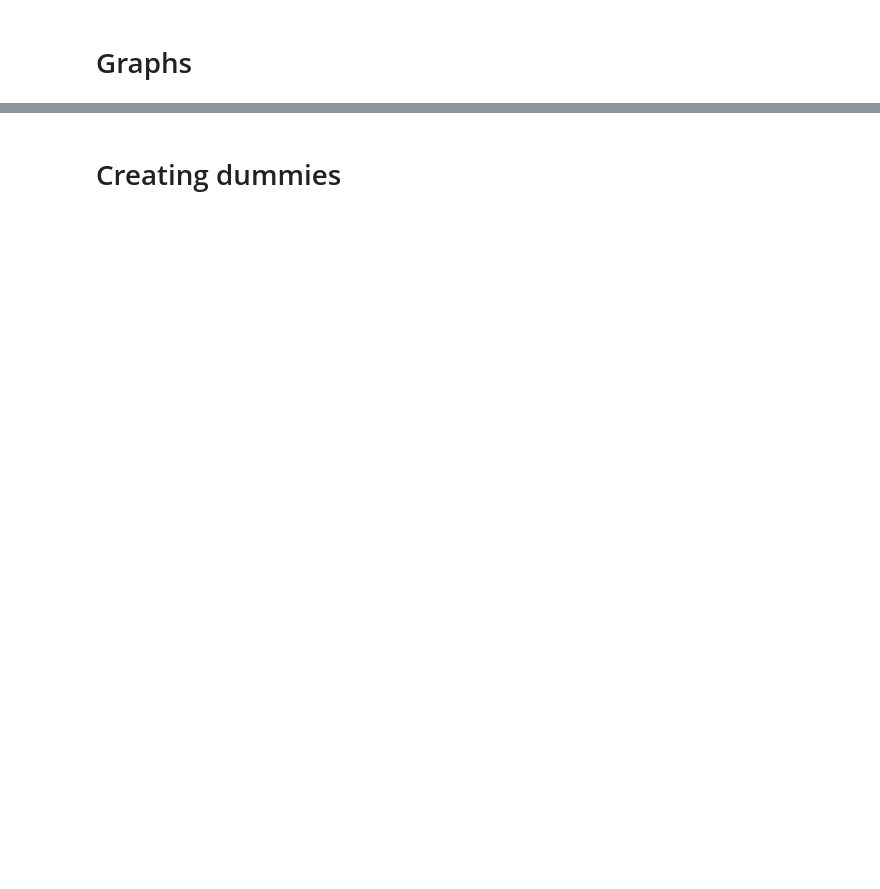
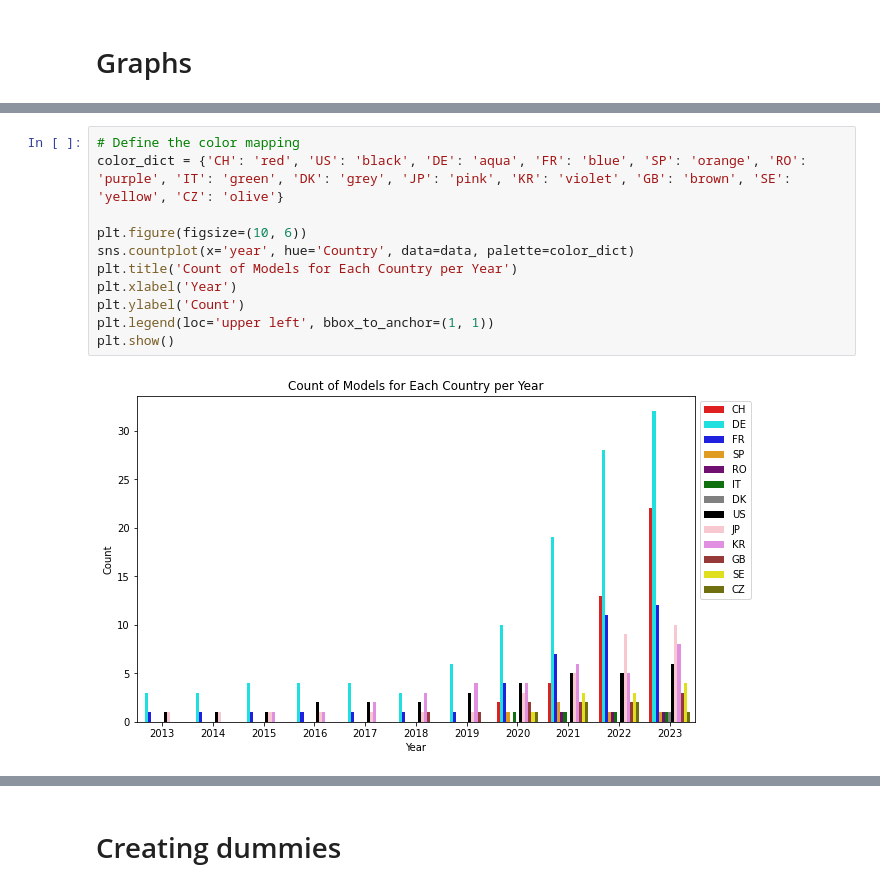
Before and after one commit to Mikkelbos/Bachelor, a Jupyter notebook: V_kode.ipynb, the cells around one changed output, grey strips where cells are left out. Drawn from its saved outputs; the diff is of its cells as text; blank space fills up the shorter version.

```diff
--- a/V_kode.ipynb
+++ b/V_kode.ipynb
@@ -36,2 +62,15 @@ df.rename(columns={'Fast charge (min)':'ChargeTime'},inplace=True)
+# %%
+# Define the color mapping
+color_dict = {'CH': 'red', 'US': 'black', 'DE': 'aqua', 'FR': 'blue', 'SP': 'orange', 'RO': 'purple', 'IT': 'green', 'DK': 'grey', 'JP': 'pink', 'KR': 'violet', 'GB': 'brown', 'SE': 'yellow', 'CZ': 'olive'}
+
+plt.figure(figsize=(10, 6))
+sns.countplot(x='year', hue='Country', data=data, palette=color_dict)
+plt.title('Count of Models for Each Country per Year')
+plt.xlabel('Year')
+plt.ylabel('Count')
+plt.legend(loc='upper left', bbox_to_anchor=(1, 1))
+plt.show()
+# %% [output]
+[figure, added]
 # %%
 # Define a custom aggregation function
```
Also changed, not shown: parts of 19 cells of this notebook.
